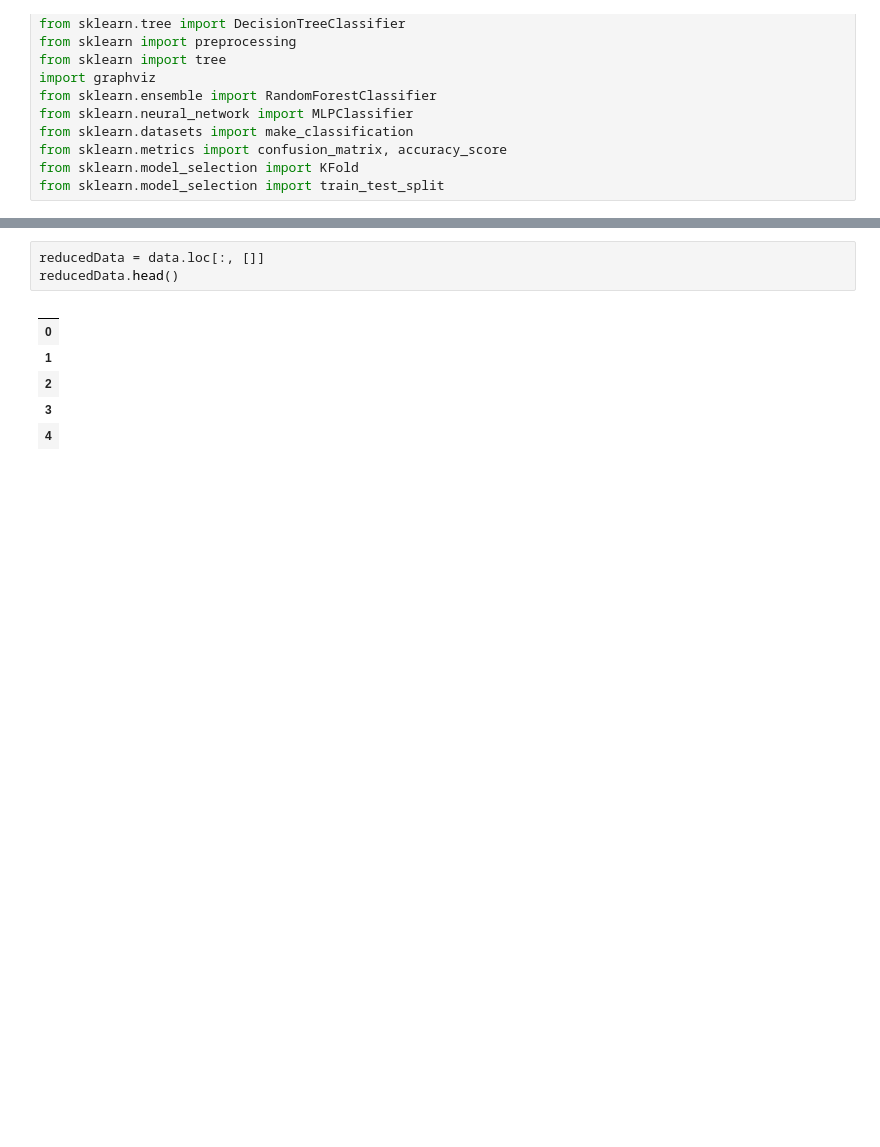
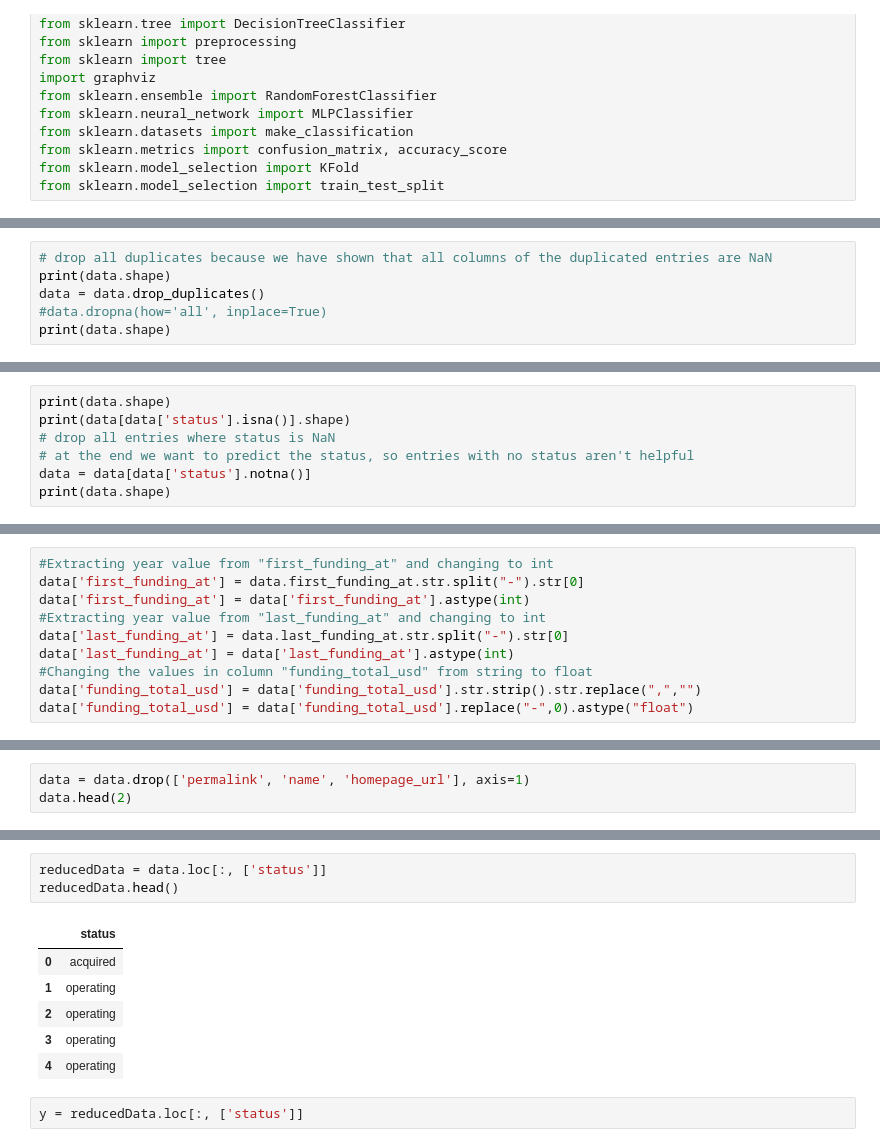
Before and after one commit to t-i-n-a-t/MachineLearning, a Jupyter notebook: Portfolio.ipynb, the cells around one changed output, grey strips where cells are left out. Cells and saved outputs as stored; diff of their text form; blank space fills up the shorter version.

```diff
--- a/Portfolio.ipynb
+++ b/Portfolio.ipynb
@@ -30,0 +120,6 @@ data.head()
+# %%
+# drop all duplicates because we have shown that all columns of the duplicated entries are NaN
+print(data.shape)
+data = data.drop_duplicates()
+#data.dropna(how='all', inplace=True)
+print(data.shape)
@@ -30,0 +149,7 @@ data.head()
+# %%
+print(data.shape)
+print(data[data['status'].isna()].shape)
+# drop all entries where status is NaN
+# at the end we want to predict the status, so entries with no status aren't helpful
+data = data[data['status'].notna()]
+print(data.shape)
@@ -30,0 +200,10 @@ data.head()
+# %%
+#Extracting year value from "first_funding_at" and changing to int
+data['first_funding_at'] = data.first_funding_at.str.split("-").str[0]
+data['first_funding_at'] = data['first_funding_at'].astype(int)
+#Extracting year value from "last_funding_at" and changing to int
+data['last_funding_at'] = data.last_funding_at.str.split("-").str[0]
+data['last_funding_at'] = data['last_funding_at'].astype(int)
+#Changing the values in column "funding_total_usd" from string to float
+data['funding_total_usd'] = data['funding_total_usd'].str.strip().str.replace(",","")
+data['funding_total_usd'] = data['funding_total_usd'].replace("-",0).astype("float")
@@ -42,0 +290,3 @@ print(data.homepage_url.unique().shape)
+# %%
+data = data.drop(['permalink', 'name', 'homepage_url'], axis=1)
+data.head(2)
@@ -43,10 +331,12 @@ print(data.homepage_url.unique().shape)
 # %%
-reducedData = data.loc[:, []]
+reducedData = data.loc[:, ['status']]
 reducedData.head()
 # %% [output]
-|  |
-| 0 |
-| 1 |
-| 2 |
-| 3 |
-| 4 |
+|  | status |
+| 0 | acquired |
+| 1 | operating |
+| 2 | operating |
+| 3 | operating |
+| 4 | operating |
+# %%
+y = reducedData.loc[:, ['status']]
```
Also changed, not shown: parts of 17 cells of this notebook.
